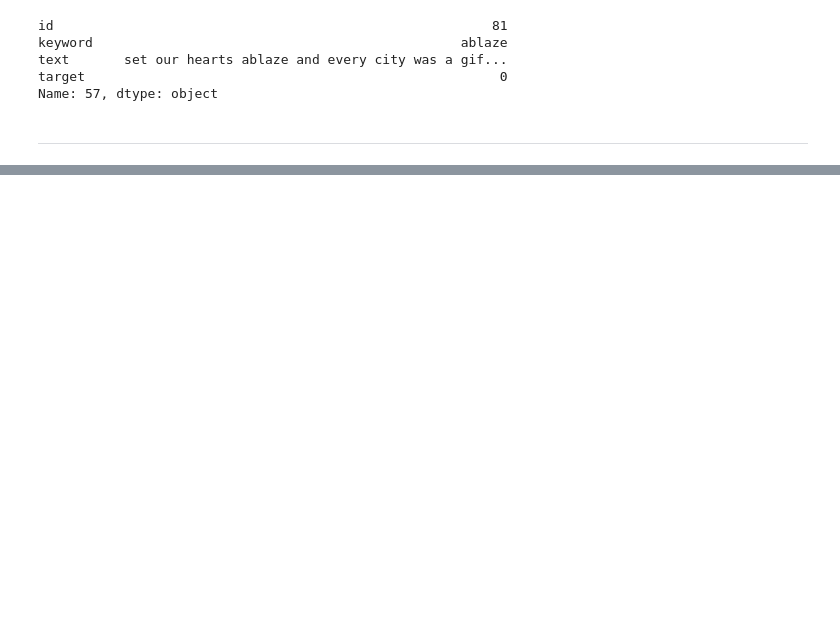
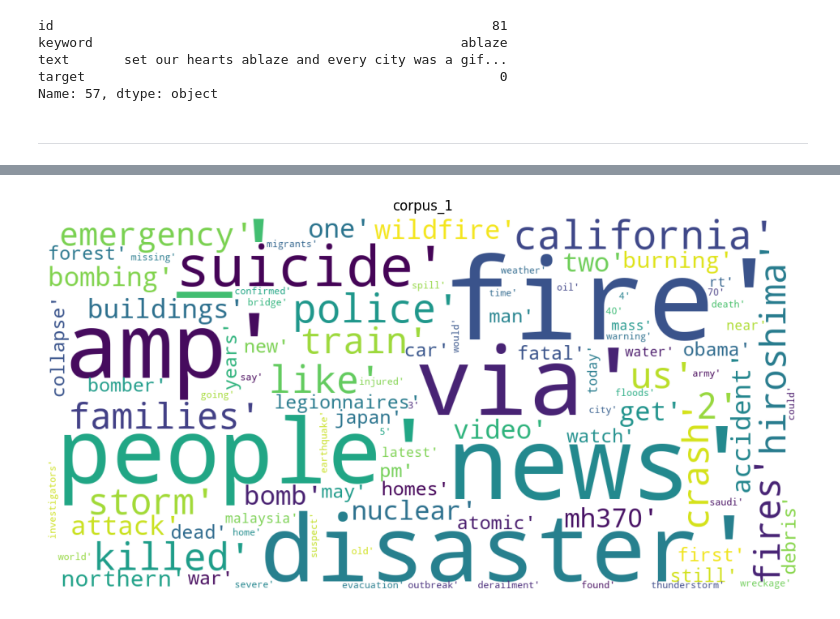
Before and after one commit to Daniel-Elston/NLP_Disaster_Tweets, a Jupyter notebook: Notebooks/D1_Initial_Exploration/exploration_1.ipynb, the cells around one changed output, grey strips where cells are left out. Saved outputs shown, nothing was run; the diff lists cells and outputs as text; code cells hidden in the pictures; blank space fills up the shorter version.

```diff
--- a/Notebooks/D1_Initial_Exploration/exploration_1.ipynb
+++ b/Notebooks/D1_Initial_Exploration/exploration_1.ipynb
@@ -94,0 +180,3 @@ df_train.drop(columns=['target_mean'], inplace=True)
+# %%
+tokenizer = TweetTokenizer()
+df['tokens'] = df['text'].apply(tokenizer.tokenize)
@@ -94,0 +229,8 @@ df_train.drop(columns=['target_mean'], inplace=True)
+# %%
+corpus_doc_1 = processor_1.corpus_doc
+corpus_word_1 = processor_1.corpus_word
+corpus_stopwords_1 = processor_1.corpus_stopwords
+
+corpus_doc_0 = processor_0.corpus_doc
+corpus_word_0 = processor_0.corpus_word
+corpus_stopwords_0 = processor_0.corpus_stopwords
@@ -94,0 +247,21 @@ df_train.drop(columns=['target_mean'], inplace=True)
+# %%
+def show_wordcloud(data, title):
+    wordcloud = WordCloud(
+        background_color='white',
+        stopwords=stop_words,
+        max_words=100,
+        max_font_size=60,
+        scale=3,
+        random_state=1,
+        collocations=False
+    ).generate(str(data))
+
+    fig = plt.figure(1, figsize=(12,15))
+    plt.axis('off')
+    plt.imshow(wordcloud)
+    plt.title(title)
+    plt.show()
+# %%
+show_wordcloud(corpus_word_1, 'corpus_1')
+# %% [output]
+[figure, added]
```
Also changed, not shown: parts of 31 cells of this notebook, 11 other files.
